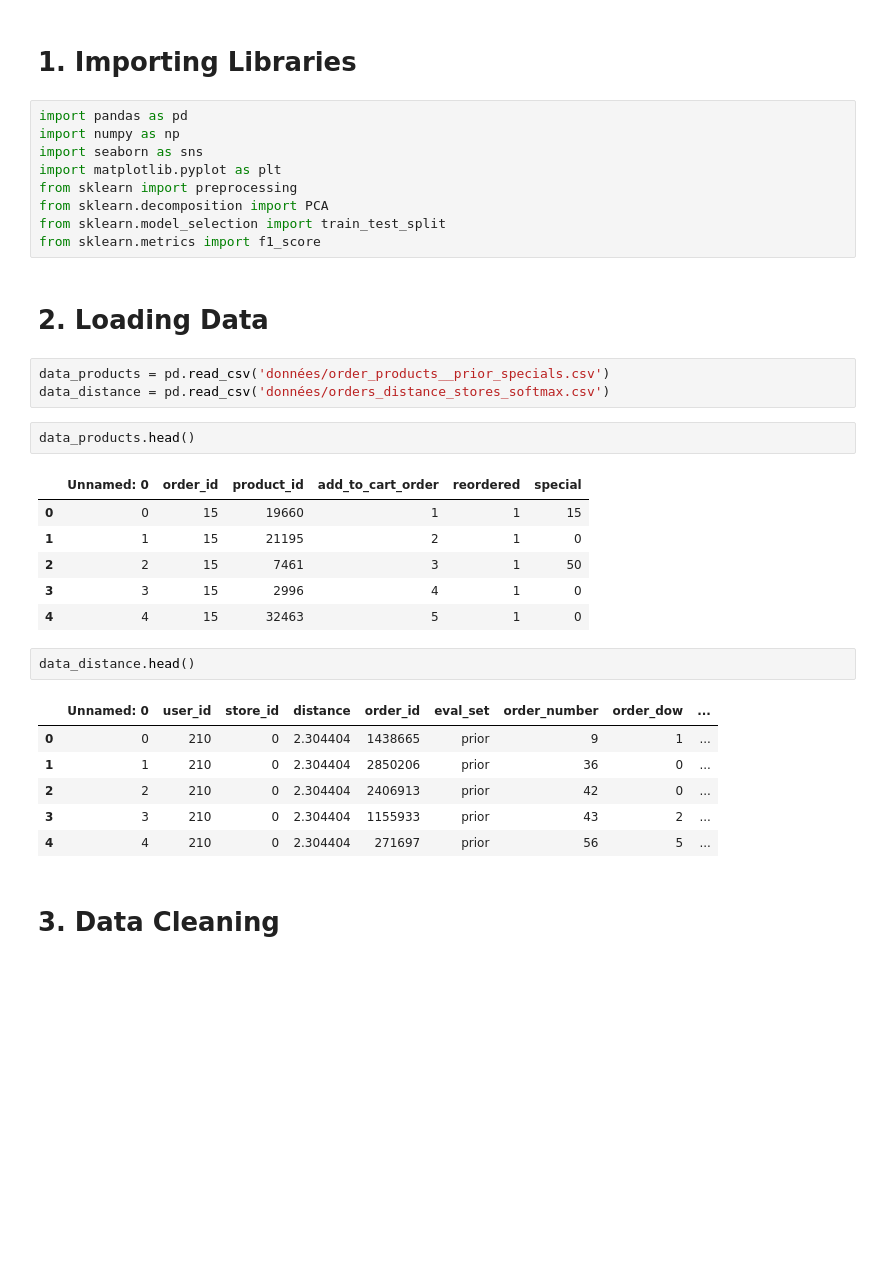
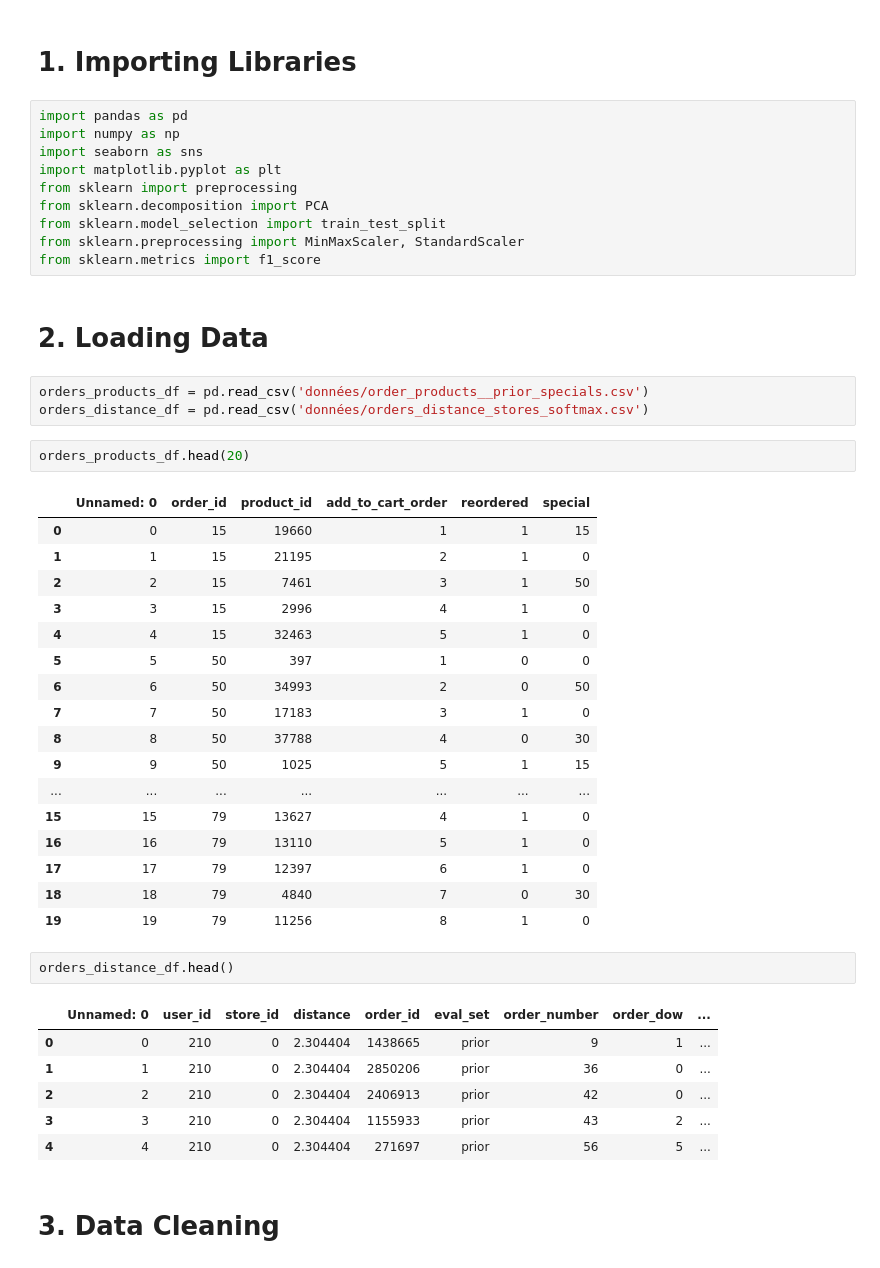
Before and after one commit to daoa2504/TP2-Forage, a Jupyter notebook: Groupe_2.ipynb, the cells around one changed output. Drawn from its saved outputs; the diff is of its cells as text; blank space fills up the shorter version.

```diff
--- a/Groupe_2.ipynb
+++ b/Groupe_2.ipynb
@@ -8,30 +8,42 @@ import matplotlib.pyplot as plt
 from sklearn import preprocessing
 from sklearn.decomposition import PCA
 from sklearn.model_selection import train_test_split
+from sklearn.preprocessing import MinMaxScaler, StandardScaler
 from sklearn.metrics import f1_score
 # %% [markdown]
 # 2. Loading Data
 # %%
-data_products = pd.read_csv('données/order_products__prior_specials.csv')
-data_distance = pd.read_csv('données/orders_distance_stores_softmax.csv')
+orders_products_df = pd.read_csv('données/order_products__prior_specials.csv')
+orders_distance_df = pd.read_csv('données/orders_distance_stores_softmax.csv')
+# %%
+orders_products_df.head(20)
+# %% [output]
+|  | Unnamed: 0 | order_id | product_id | add_to_cart_order | reordered | special |
+| 0 | 0 | 15 | 19660 | 1 | 1 | 15 |
+| 1 | 1 | 15 | 21195 | 2 | 1 | 0 |
+| 2 | 2 | 15 | 7461 | 3 | 1 | 50 |
+| 3 | 3 | 15 | 2996 | 4 | 1 | 0 |
+| 4 | 4 | 15 | 32463 | 5 | 1 | 0 |
+| 5 | 5 | 50 | 397 | 1 | 0 | 0 |
+| 6 | 6 | 50 | 34993 | 2 | 0 | 50 |
+| 7 | 7 | 50 | 17183 | 3 | 1 | 0 |
+| 8 | 8 | 50 | 37788 | 4 | 0 | 30 |
+| 9 | 9 | 50 | 1025 | 5 | 1 | 15 |
+| ... | ... | ... | ... | ... | ... | ... |
+| 15 | 15 | 79 | 13627 | 4 | 1 | 0 |
+| 16 | 16 | 79 | 13110 | 5 | 1 | 0 |
+| 17 | 17 | 79 | 12397 | 6 | 1 | 0 |
+| 18 | 18 | 79 | 4840 | 7 | 0 | 30 |
+| 19 | 19 | 79 | 11256 | 8 | 1 | 0 |
 # %%
-data_products.head()
+orders_distance_df.head()
 # %% [output]
-|  | Unnamed: 0 | order_id | product_id | add_to_cart_order | reordered | special |
-| 0 | 0 | 15 | 19660 | 1 | 1 | 15 |
-| 1 | 1 | 15 | 21195 | 2 | 1 | 0 |
-| 2 | 2 | 15 | 7461 | 3 | 1 | 50 |
-| 3 | 3 | 15 | 2996 | 4 | 1 | 0 |
-| 4 | 4 | 15 | 32463 | 5 | 1 | 0 |
+|  | Unnamed: 0 | user_id | store_id | distance | order_id | eval_set | order_number | order_dow | ... |
+| 0 | 0 | 210 | 0 | 2.304404 | 1438665 | prior | 9 | 1 | ... |
+| 1 | 1 | 210 | 0 | 2.304404 | 2850206 | prior | 36 | 0 | ... |
+| 2 | 2 | 210 | 0 | 2.304404 | 2406913 | prior | 42 | 0 | ... |
+| 3 | 3 | 210 | 0 | 2.304404 | 1155933 | prior | 43 | 2 | ... |
+| 4 | 4 | 210 | 0 | 2.304404 | 271697 | prior | 56 | 5 | ... |
-# %%
-data_distance.head()
-# %% [output]
-|  | Unnamed: 0 | user_id | store_id | distance | order_id | eval_set | order_number | order_dow | ... |
-| 0 | 0 | 210 | 0 | 2.304404 | 1438665 | prior | 9 | 1 | ... |
-| 1 | 1 | 210 | 0 | 2.304404 | 2850206 | prior | 36 | 0 | ... |
-| 2 | 2 | 210 | 0 | 2.304404 | 2406913 | prior | 42 | 0 | ... |
-| 3 | 3 | 210 | 0 | 2.304404 | 1155933 | prior | 43 | 2 | ... |
-| 4 | 4 | 210 | 0 | 2.304404 | 271697 | prior | 56 | 5 | ... |
 # %% [markdown]
 # 3. Data Cleaning
 # %%
```
Also changed, not shown: parts of 25 cells of this notebook.
